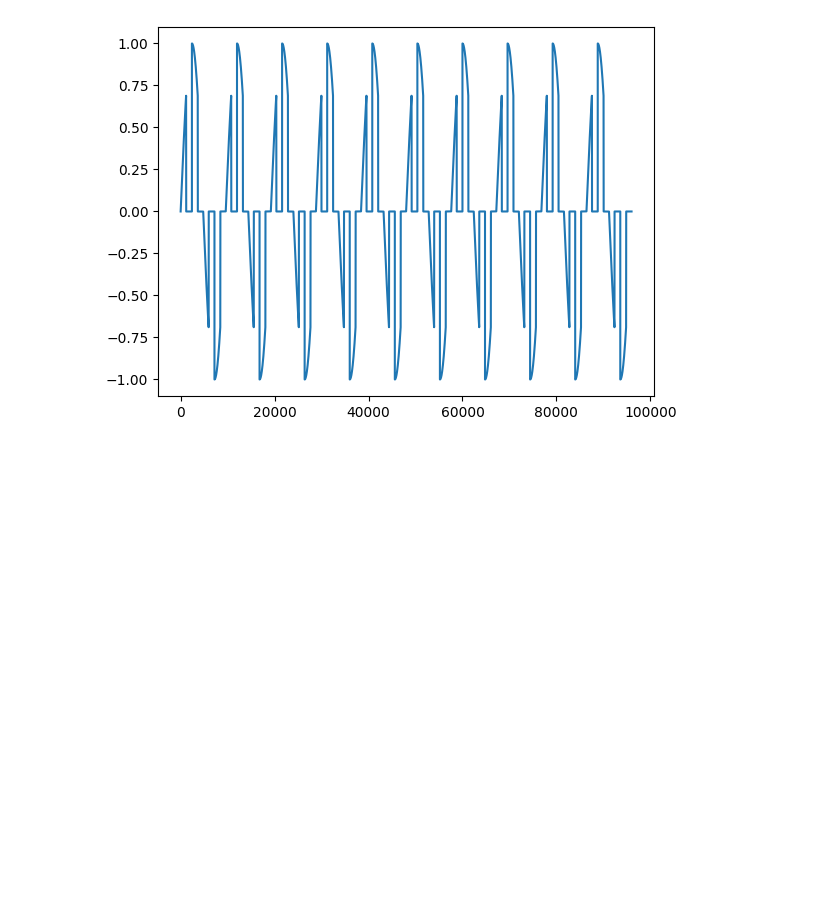
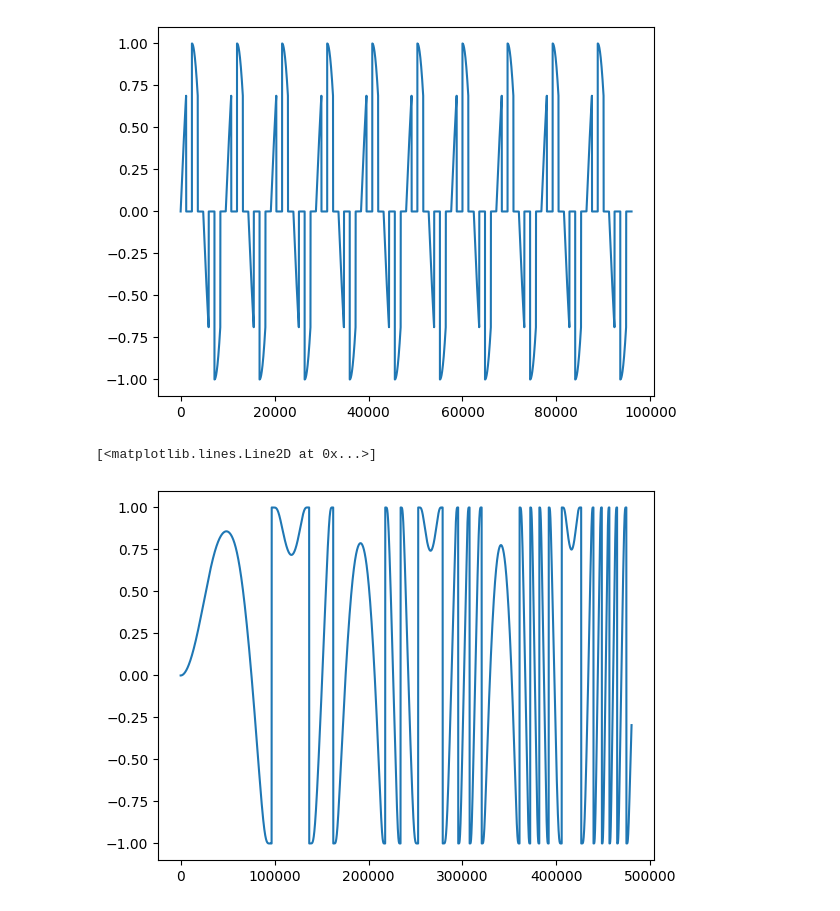
Before and after one commit to jperson4/AUDIO, a Jupyter notebook: pruebas/signal.ipynb, the cells around one changed output. Saved outputs shown, nothing was run; the diff lists cells and outputs as text; code cells hidden in the pictures; blank space fills up the shorter version.

```diff
--- a/pruebas/signal.ipynb
+++ b/pruebas/signal.ipynb
@@ -115,3 +115,10 @@ plt.plot(gate.next(SRATE*2))
 # %% [output]
 [<matplotlib.lines.Line2D at 0x...>]
 [figure]
+# %%
+f = Function(np.tan, X()*Function(np.sin, C(2)*X()))
+g = Function(np.tanh, f)
+plt.plot(g.next(SRATE*10))
+# %% [output]
+[<matplotlib.lines.Line2D at 0x...>]
+[figure, added]
```
Also changed, not shown: 7 other files.
